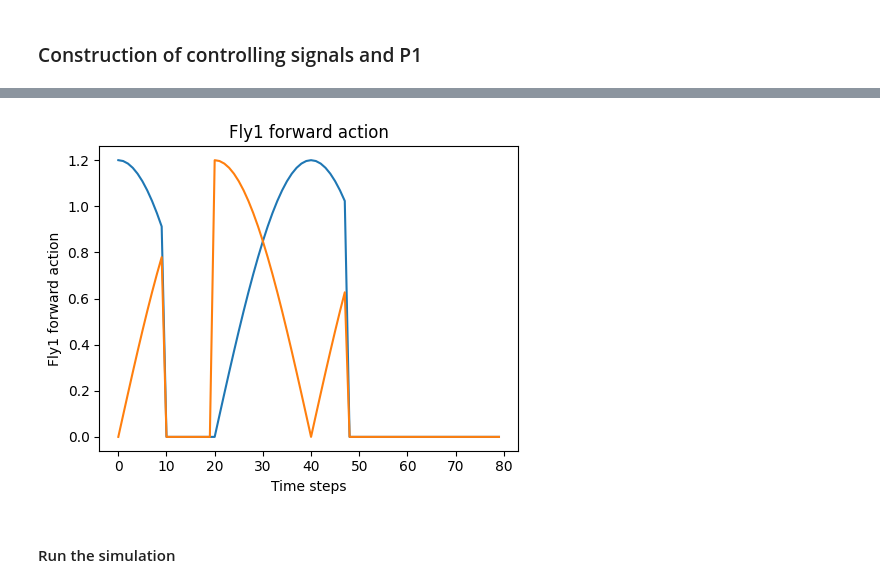
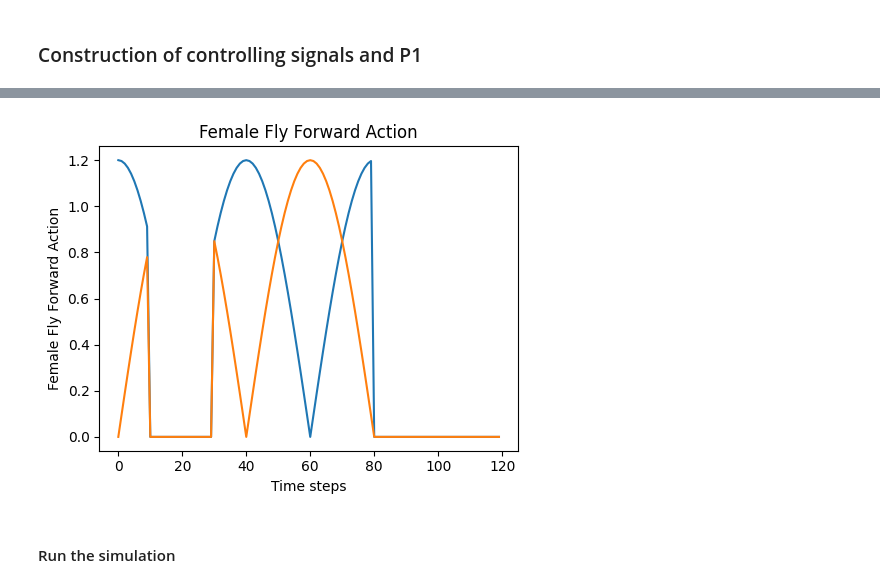
Before and after one commit to AndyPiantoni/ControlBehavProject, a Jupyter notebook: chasing.ipynb, the cells around one changed output, grey strips where cells are left out. Saved outputs shown, nothing was run; the diff lists cells and outputs as text; code cells hidden in the pictures.

```diff
--- a/chasing.ipynb
+++ b/chasing.ipynb
@@ -38,11 +38,11 @@ odor_gains = np.array([-100, 100])
 # %%
 timestep = 1e-4
 decision_interval = 0.05
-run_time = 4
+run_time = 6
 
 fly0 = OdorTaxisFly(  # This is the "chasing" fly (aka male fly)
     name="male",
-    odor_threshold = 0.55,
+    odor_threshold = 0.14,
     odor_dimensions=odor_dimensions,
     odor_gains=odor_gains,
     timestep=timestep,
@@ -57,7 +57,7 @@ fly1 = HybridTurningFly(  # This is the "chased" fly (aka female fly)
     timestep=timestep,
     enable_adhesion=True,
     enable_olfaction=True,
-    spawn_pos=(4, 0, 0),
+    spawn_pos=(8, 0, 0),
 )
 
 
@@ -160,28 +160,28 @@ plot_signal(p1_signal, "P1 signal")
 # %%
 num_decision_steps = int(run_time / decision_interval)
 physics_steps_per_decision_step = int(decision_interval / timestep)
 
 t = np.arange(0, run_time, decision_interval)
 
 fly1_actions = (
     np.column_stack(
         [
             np.abs(np.cos(t * np.pi / 2)),
             np.abs(np.sin(t * np.pi / 2)),
         ]
     )
     * 1.2
 )
 
-# set the last 30% of the actions to 0
-fly1_actions[int(0.6 * num_decision_steps) :, :] = 0
+# set the last 2s of the actions to 0
+fly1_actions[int((run_time-2) / decision_interval) :, :] = 0
 
-# Let the fly stop after 0.5 seconds for 0.5 seconds
-fly1_actions[int(0.5 / decision_interval) : int(1 / decision_interval), :] = 0
+# Let the fly stop after 0.5 seconds for 1 seconds
+fly1_actions[int(0.5 / decision_interval) : int(1.5 / decision_interval), :] = 0
 
-plot_signal(fly1_actions, "Fly1 forward action")
+plot_signal(fly1_actions, "Female Fly Forward Action")
 # %% [output]
-[figure, old version]
+[figure, new version]
 # %% [markdown]
 #### Run the simulation
 # %%
```
Also changed, not shown: parts of 10 cells of this notebook.
